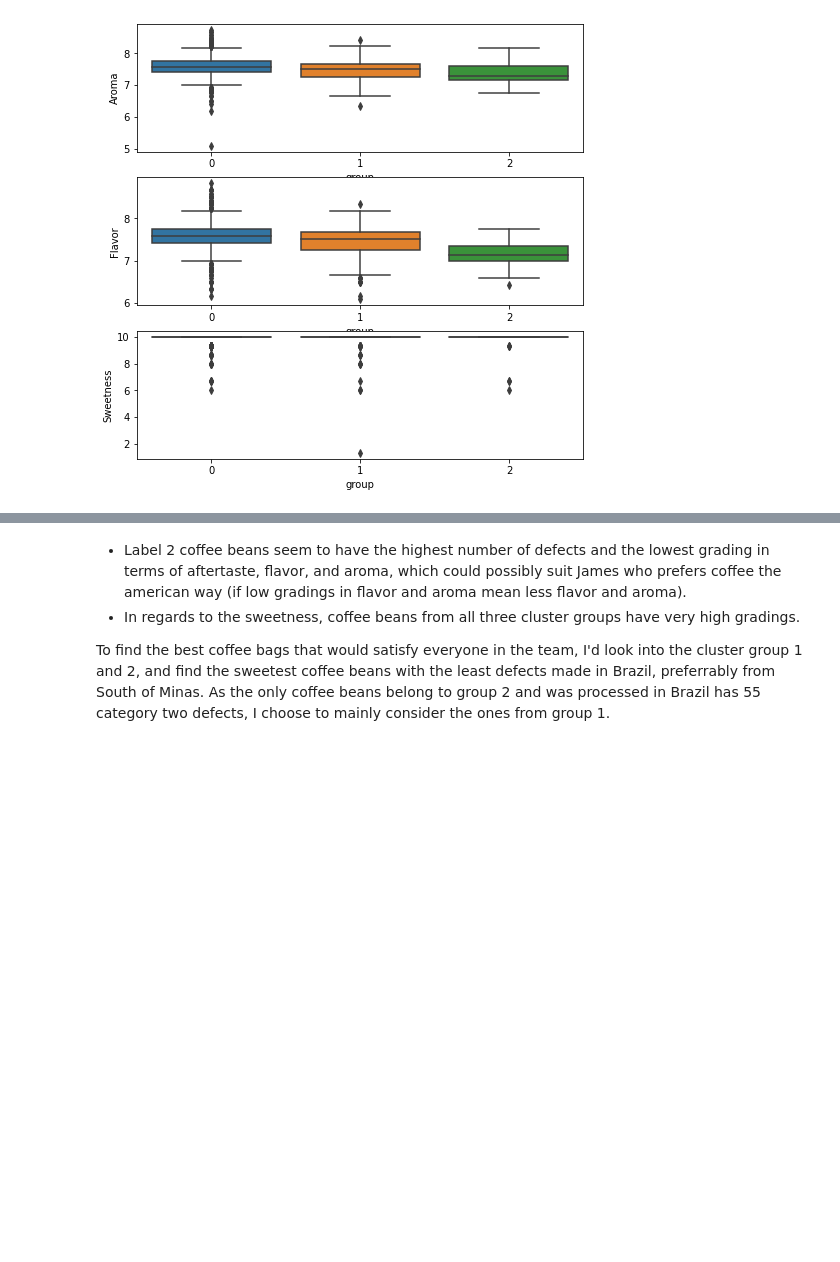
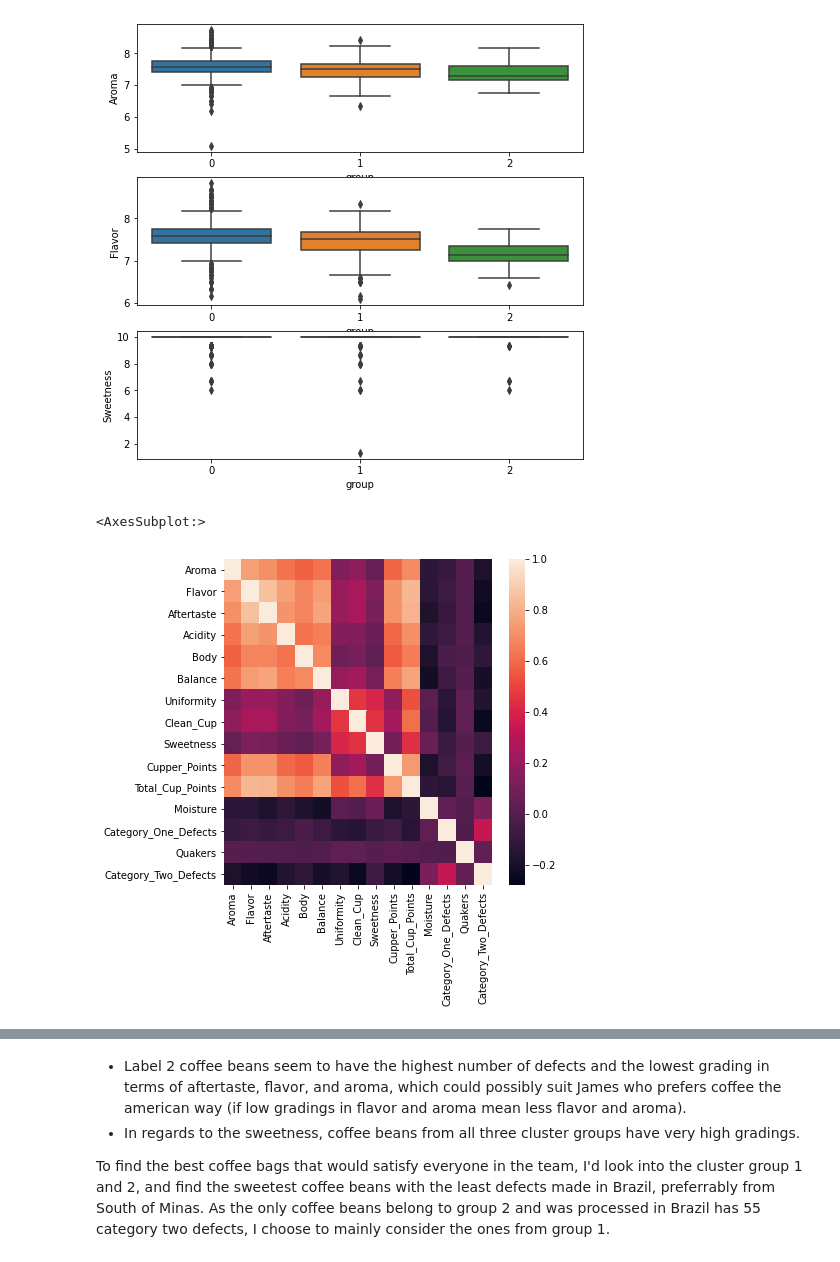
Before and after one commit to Phil-avi/coffee-quality-database, a Jupyter notebook: Exploratory Analysis.ipynb, the cells around one changed output, grey strips where cells are left out. Cells and saved outputs as stored; diff of their text form; code cells hidden in the pictures; blank space fills up the shorter version.

```diff
--- a/Exploratory Analysis.ipynb
+++ b/Exploratory Analysis.ipynb
@@ -305,3 +306,11 @@ sns.boxplot(x='group',y='Sweetness',data=arabica_df,ax=axes[2])
 # %% [output]
 <AxesSubplot:xlabel='group', ylabel='Sweetness'>
 [figure]
+# %%
+# Get Correlation Matric (Heatmap)
+corrmat=X.corr()
+plt.figure(figsize=(6,6))
+sns.heatmap(corrmat)
+# %% [output]
+<AxesSubplot:>
+[figure, added]
```
Also changed, not shown: parts of 13 cells of this notebook, 1 other file.
